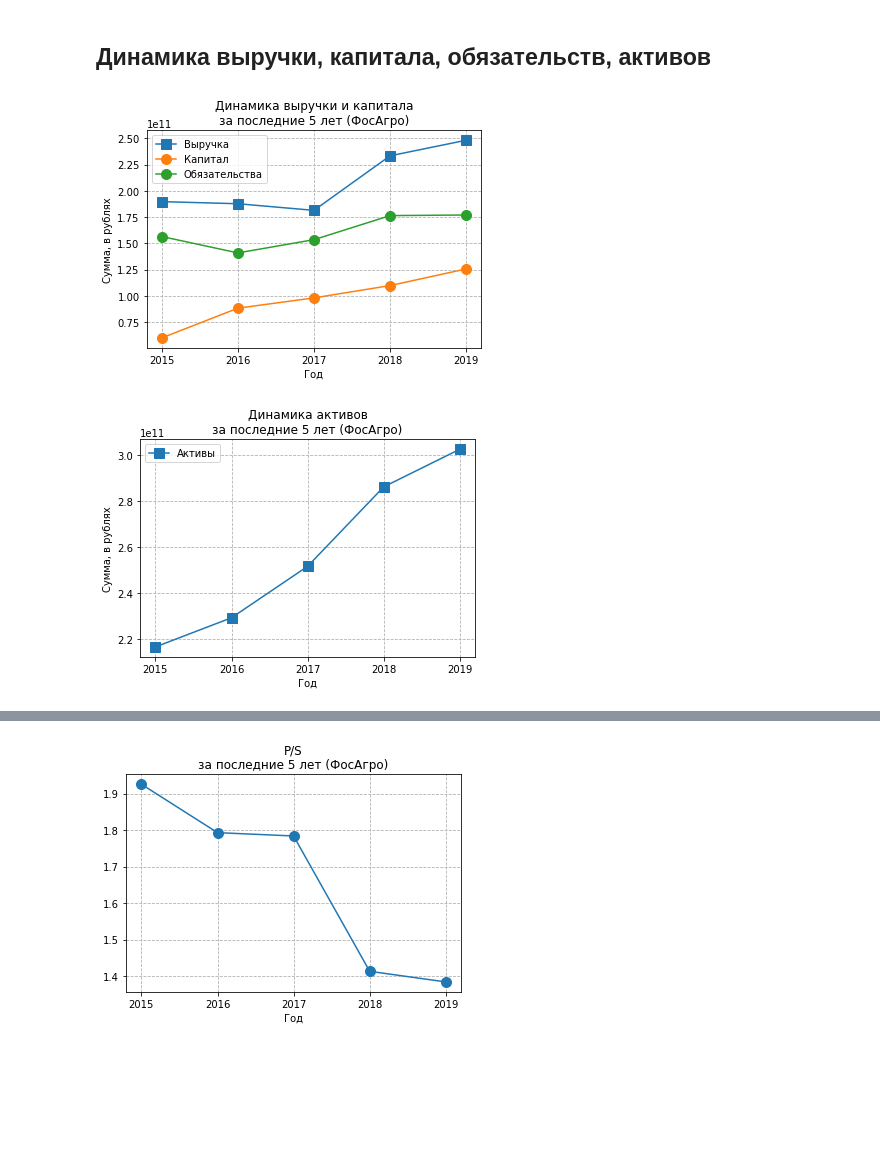
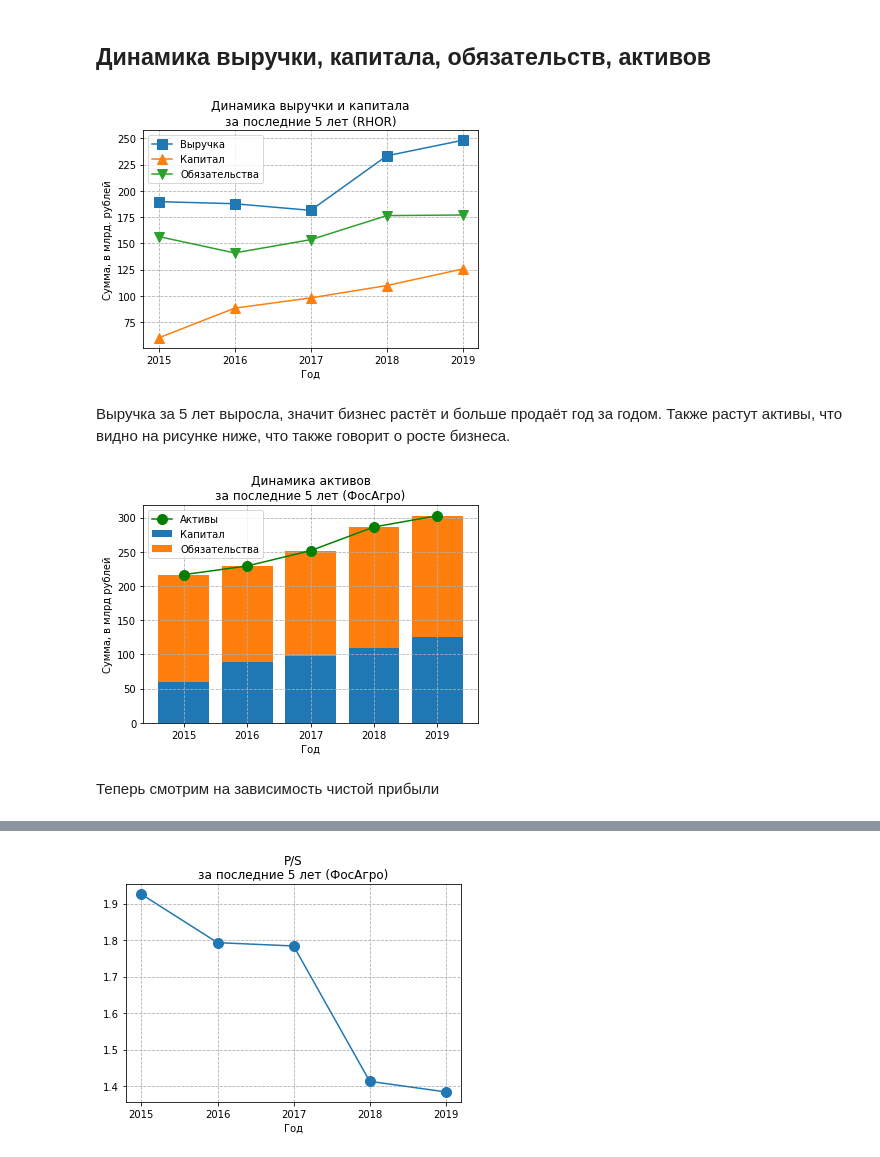
Before and after one commit to young-investors/CA, a Jupyter notebook: sources/fosagro/notebooks/notebook.ipynb, the cells around one changed output, grey strips where cells are left out. Drawn from its saved outputs; the diff is of its cells as text; code cells hidden in the pictures; blank space fills up the shorter version.

```diff
--- a/sources/fosagro/notebooks/notebook.ipynb
+++ b/sources/fosagro/notebooks/notebook.ipynb
@@ -19,24 +23,31 @@ dt['capitalization'] = dt['n_shares']*dt['share_price']
 # %% [markdown]
 ## Динамика выручки, капитала, обязательств, активов
 # %%
-plt.plot(dt.index, dt['revenue'], marker='s', ms=10, label='Выручка')
-plt.plot(dt.index, dt['capital'], marker='o', ms=10, label='Капитал')
-plt.plot(dt.index, dt['obligations'], marker='o', ms=10, label='Обязательства')
+plt.plot(dt.index, dt['revenue']*1e-9, marker='s', ms=10, label='Выручка')
+plt.plot(dt.index, dt['capital']*1e-9, marker='^', ms=10, label='Капитал')
+plt.plot(dt.index, dt['obligations']*1e-9, marker='v', ms=10, label='Обязательства')
 plt.xticks([2015, 2016, 2017, 2018, 2019], [2015, 2016, 2017, 2018, 2019])
 plt.legend()
-plt.title('Динамика выручки и капитала\nза последние 5 лет (ФосАгро)')
+plt.title(f'Динамика выручки и капитала\nза последние 5 лет ({company})')
 plt.xlabel('Год')
-plt.ylabel('Сумма, в рублях')
+plt.ylabel('Сумма, в млрд. рублей')
 plt.grid(ls='--')
 # %% [output]
-[figure, old version]
+[figure, new version]
+# %% [markdown]
+Выручка за 5 лет выросла, значит бизнес растёт и больше продаёт год за годом.
+Также растут активы, что видно на рисунке ниже, что также говорит о росте бизнеса.
 # %%
-plt.plot(dt.index, dt['assets'], marker='s', ms=10, label='Активы')
+plt.plot(dt.index, dt['assets']*1e-9, marker='o', ms=10, label='Активы', c='g')
+plt.bar(dt.index, dt['capital']*1e-9, label='Капитал')
+plt.bar(dt.index, dt['obligations']*1e-9, bottom=dt['capital']*1e-9, label='Обязательства')
 plt.xticks([2015, 2016, 2017, 2018, 2019], [2015, 2016, 2017, 2018, 2019])
 plt.legend()
 plt.title('Динамика активов\nза последние 5 лет (ФосАгро)')
 plt.xlabel('Год')
-plt.ylabel('Сумма, в рублях')
+plt.ylabel('Сумма, в млрд рублей')
 plt.grid(ls='--')
 # %% [output]
-[figure, old version]
+[figure, new version]
+# %% [markdown]
+Теперь смотрим на зависимость чистой прибыли
```
Also changed, not shown: parts of 41 cells of this notebook.
